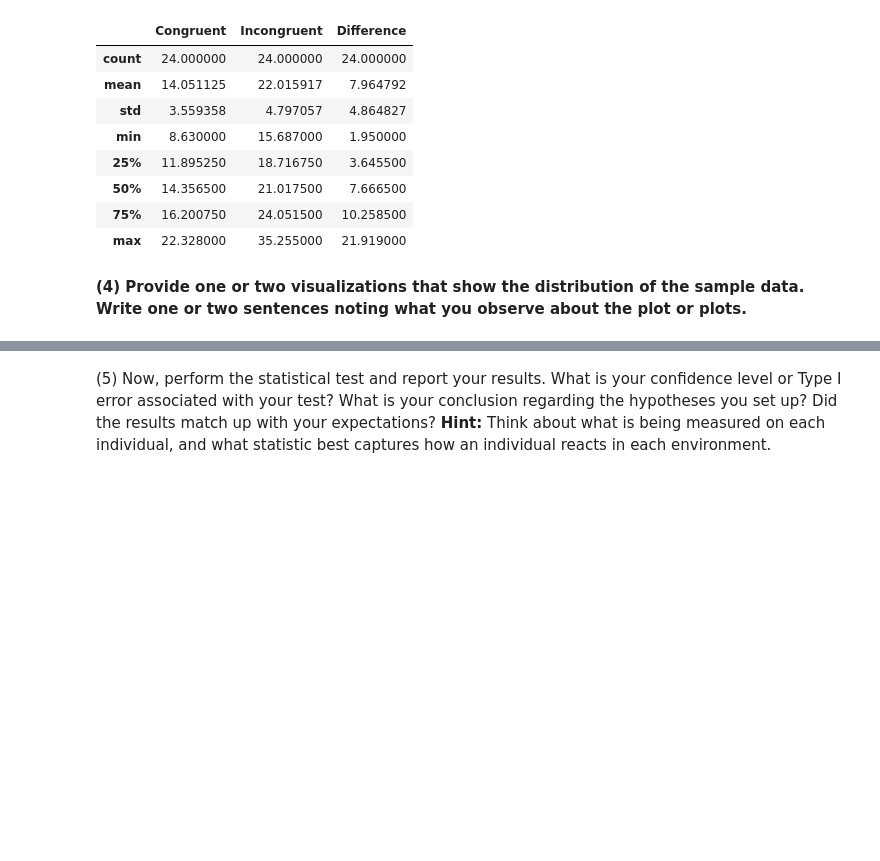
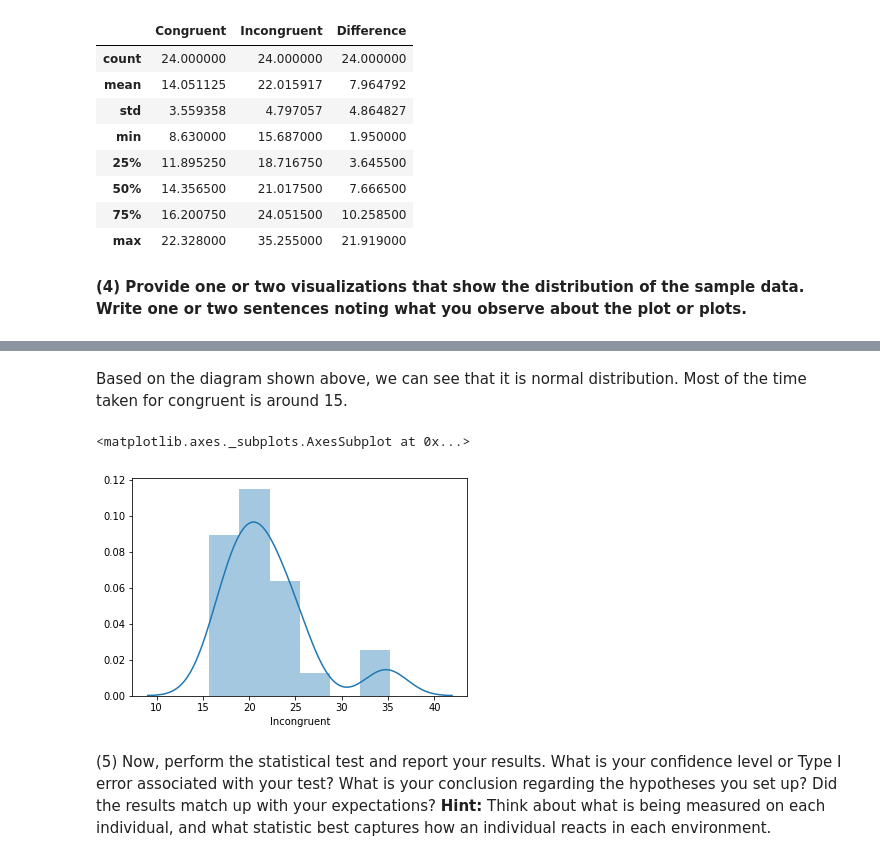
Before and after one commit to emilylauyw/Udacity-DAND-Project5-Test_a_Perceptual_Phenomenon, a Jupyter notebook: Test_a_Perceptual_Phenomenon.ipynb, the cells around one changed output, grey strips where cells are left out. Cells and saved outputs as stored; diff of their text form; code cells hidden in the pictures; blank space fills up the shorter version.

```diff
--- a/Test_a_Perceptual_Phenomenon.ipynb
+++ b/Test_a_Perceptual_Phenomenon.ipynb
@@ -60,3 +62,10 @@ import matplotlib.pyplot as plt
+# %% [markdown]
+Based on the diagram shown above, we can see that it is normal distribution. Most of the time taken for congruent is around 15.
+# %%
+sns.distplot(df['Incongruent'])
+# %% [output]
+<matplotlib.axes._subplots.AxesSubplot at 0x...>
+[figure, added]
 # %% [markdown]
 (5)  Now, perform the statistical test and report your results. What is your confidence level or Type I error associated with your test? What is your conclusion regarding the hypotheses you set up? Did the results match up with your expectations? **Hint:**  Think about what is being measured on each individual, and what statistic best captures how an individual reacts in each environment.
 # %%
```
Also changed, not shown: parts of 2 cells of this notebook.
